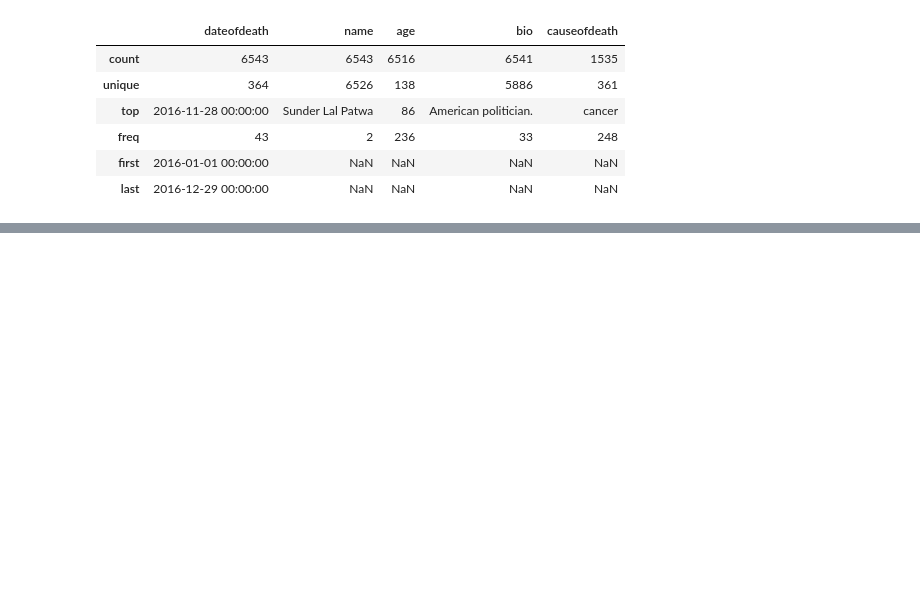
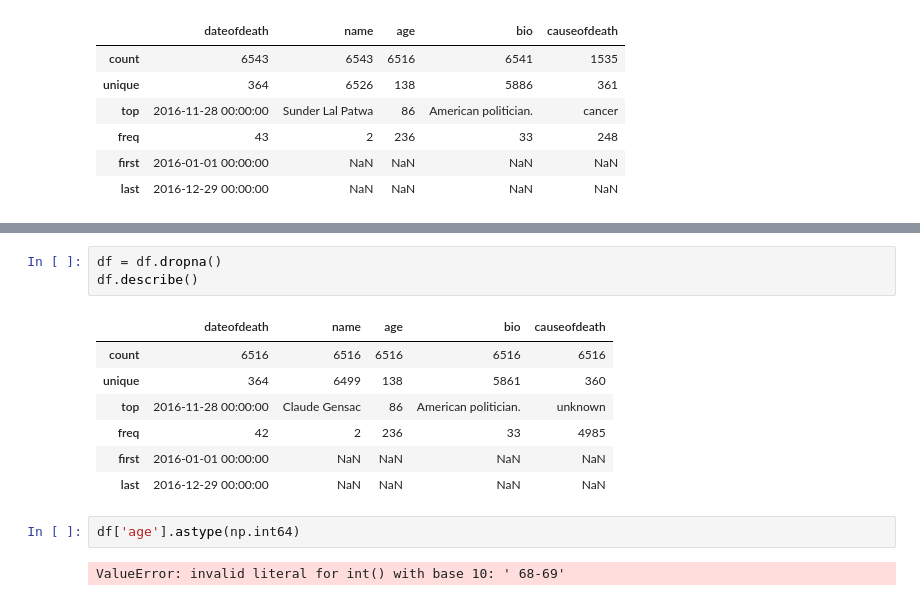
Before and after one commit to ramlaxman/cisco-data-science-2020-sept, a Jupyter notebook: Cisco — 2020 September 23.ipynb, the cells around one changed output, grey strips where cells are left out. Drawn from its saved outputs; the diff is of its cells as text; blank space fills up the shorter version.

```diff
--- a/Cisco — 2020 September 23.ipynb
+++ b/Cisco — 2020 September 23.ipynb
@@ -496,0 +509,15 @@ df.describe()
+# %%
+df = df.dropna()
+df.describe()
+# %% [output]
+|  | dateofdeath | name | age | bio | causeofdeath |
+| count | 6516 | 6516 | 6516 | 6516 | 6516 |
+| unique | 364 | 6499 | 138 | 5861 | 360 |
+| top | 2016-11-28 00:00:00 | Claude Gensac | 86 | American politician. | unknown |
+| freq | 42 | 2 | 236 | 33 | 4985 |
+| first | 2016-01-01 00:00:00 | NaN | NaN | NaN | NaN |
+| last | 2016-12-29 00:00:00 | NaN | NaN | NaN | NaN |
+# %%
+df['age'].astype(np.int64)
+# %% [output]
+ValueError: invalid literal for int() with base 10: ' 68-69'
```
Also changed, not shown: parts of 2 cells of this notebook.
